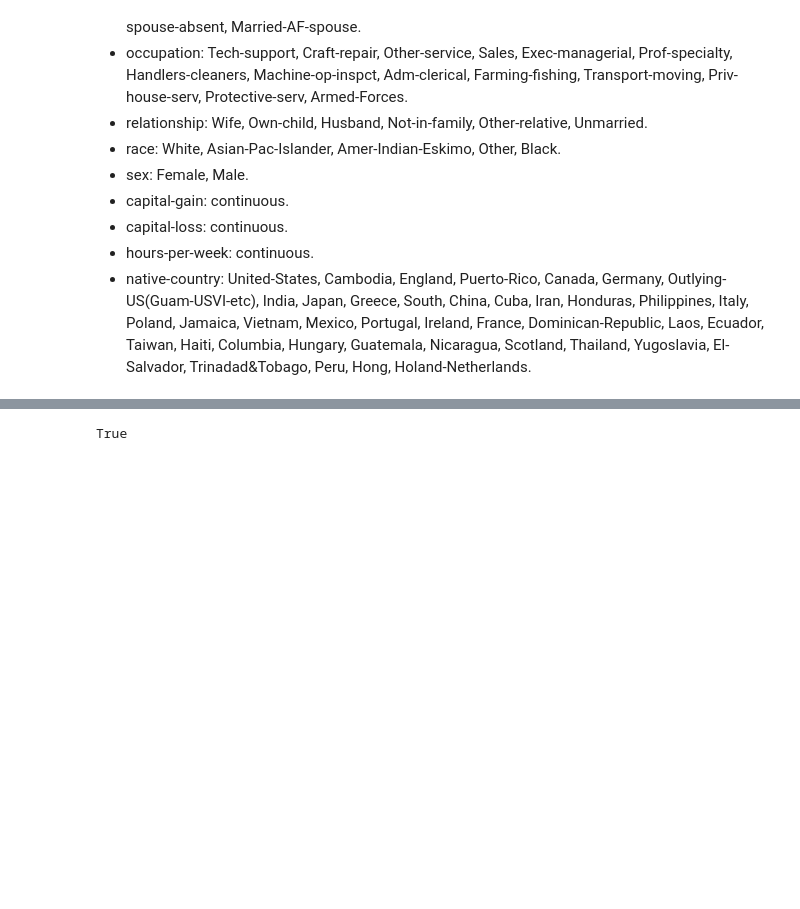
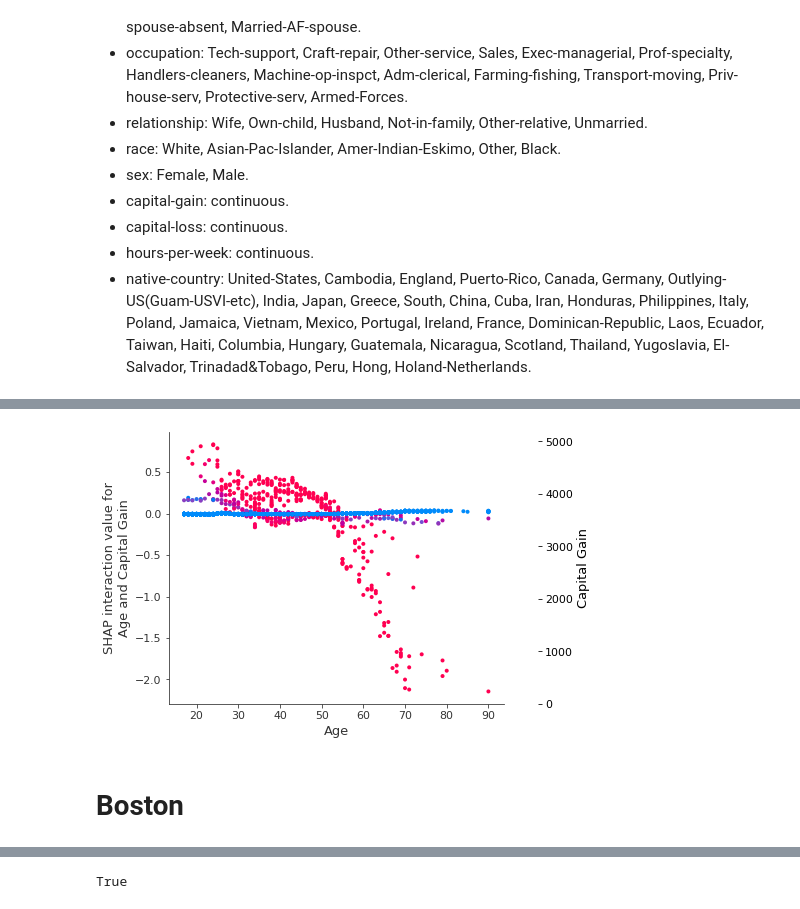
Before and after one commit to simonjisu/XAI2022Spring, a Jupyter notebook: notebooks/TestNotebook.ipynb, the cells around one changed output, grey strips where cells are left out. Saved outputs shown, nothing was run; the diff lists cells and outputs as text; code cells hidden in the pictures; blank space fills up the shorter version.

```diff
--- a/notebooks/TestNotebook.ipynb
+++ b/notebooks/TestNotebook.ipynb
@@ -85,0 +177,10 @@ $$\delta_{ij}(S)=\hat{f}_x(S\cup\{i,j\})-\hat{f}_x(S\cup\{i\})-\hat{f}_x(S\cup\{
+# %%
+shap.dependence_plot(
+    ("Age", "Capital Gain"),
+    shap_interaction_values, X_test,
+    display_features=X_display.loc[X_test.index, :]
+)
+# %% [output]
+[figure, added]
+# %% [markdown]
+# Boston
```
Also changed, not shown: parts of 30 cells of this notebook, 3 other files.
